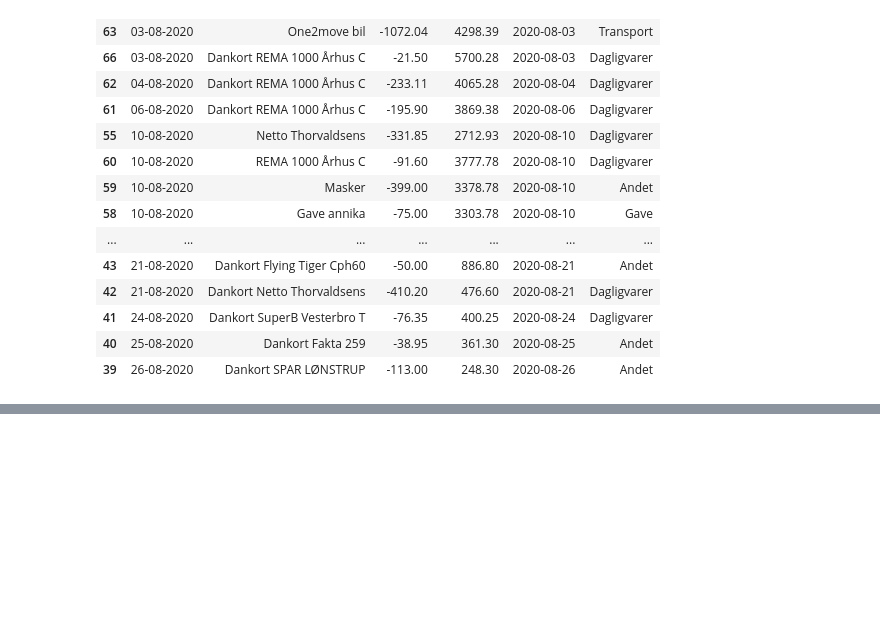
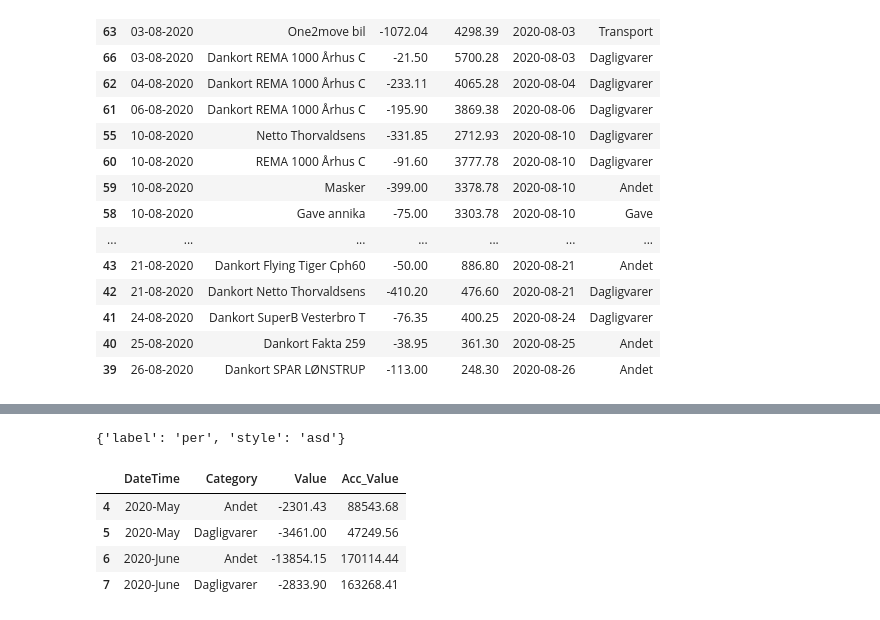
Before and after one commit to mbroend/Household-BI, a Jupyter notebook: Exploratory/LSB.ipynb, the cells around one changed output, grey strips where cells are left out. Saved outputs shown, nothing was run; the diff lists cells and outputs as text; code cells hidden in the pictures; blank space fills up the shorter version.

```diff
--- a/Exploratory/LSB.ipynb
+++ b/Exploratory/LSB.ipynb
@@ -311,0 +365,14 @@ df[(df['DateTime'] >= '2020-08-01') & (df['DateTime'] <= '2020-08-30')]
+# %%
+{'label':'per','style':'asd'}
+# %% [output]
+{'label': 'per', 'style': 'asd'}
+# %%
+unique_months = dg['DateTime'].drop_duplicates().reset_index(drop=True)
+# %%
+dg[dg['DateTime'].isin(unique_months.iloc[2:4])]
+# %% [output]
+|  | DateTime | Category | Value | Acc_Value |
+| 4 | 2020-May | Andet | -2301.43 | 88543.68 |
+| 5 | 2020-May | Dagligvarer | -3461.00 | 47249.56 |
+| 6 | 2020-June | Andet | -13854.15 | 170114.44 |
+| 7 | 2020-June | Dagligvarer | -2833.90 | 163268.41 |
```
Also changed, not shown: parts of 3 cells of this notebook, 5 other files.
